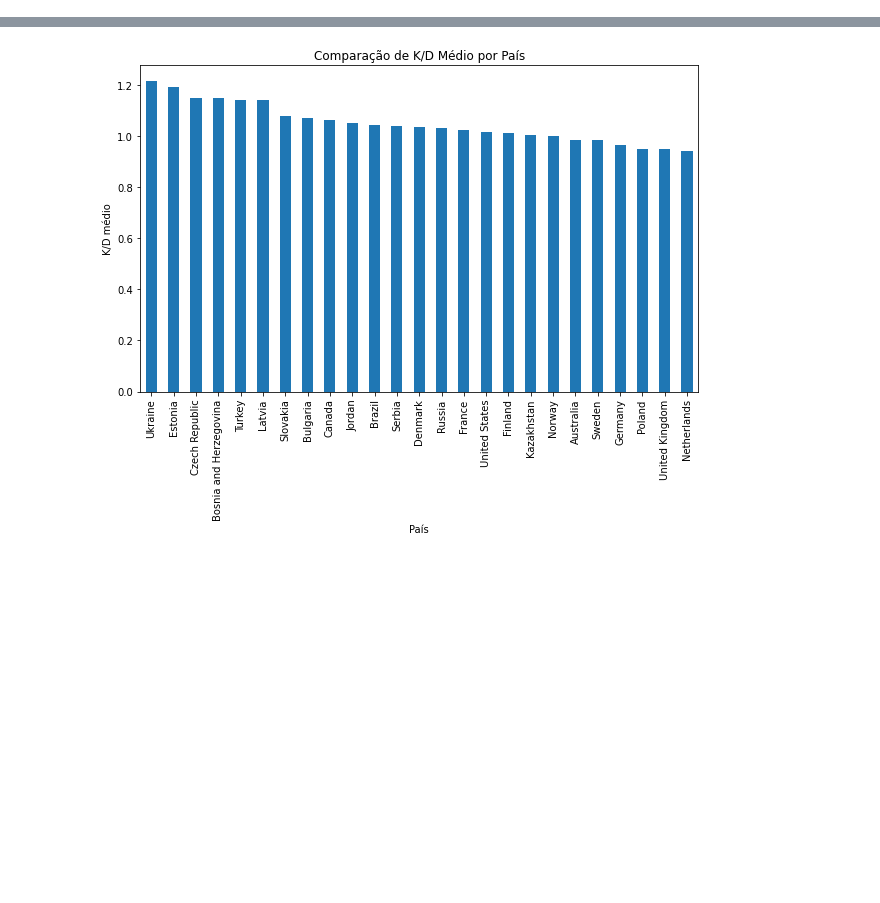
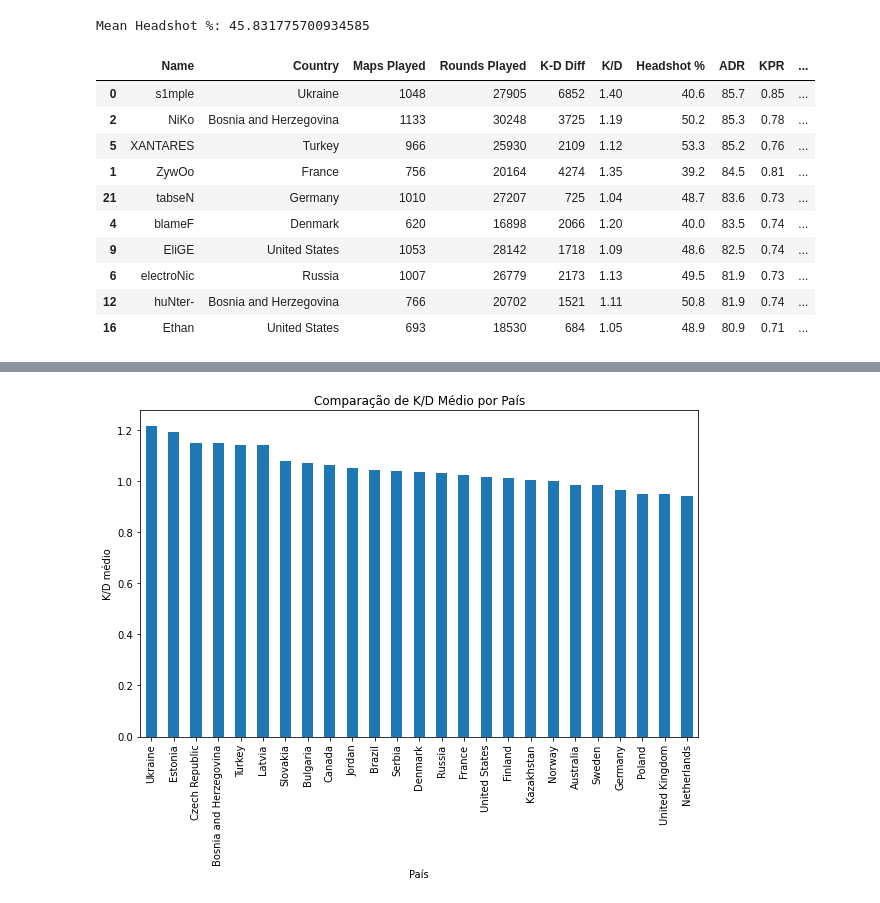
Before and after one commit to rafaelem2/hltv-scraping, a Jupyter notebook: hltv.ipynb, the cells around one changed output, grey strips where cells are left out. Cells and saved outputs as stored; diff of their text form; code cells hidden in the pictures; blank space fills up the shorter version.

```diff
--- a/hltv.ipynb
+++ b/hltv.ipynb
@@ -120,5 +120,20 @@ df
 107 rows × 11 columns
-# %%
-def remove_percent(symbol):
-    return symbol.rstrip('%')df['Headshot %'] = df['Headshot %'].apply(remove_percent)
-df['KAST'] = df['KAST'].apply(remove_percent)
+# %%
+mean_hs = df['Headshot %'].mean()
+print("Mean Headshot %:", mean_hs)
+df_sorted = df.sort_values(by='ADR', ascending=False)
+top_players = df_sorted.head(10)
+top_players
+# %% [output]
+Mean Headshot %: 45.831775700934585
+|  | Name | Country | Maps Played | Rounds Played | K-D Diff | K/D | Headshot % | ADR | KPR | ... |
+| 0 | s1mple | Ukraine | 1048 | 27905 | 6852 | 1.40 | 40.6 | 85.7 | 0.85 | ... |
+| 2 | NiKo | Bosnia and Herzegovina | 1133 | 30248 | 3725 | 1.19 | 50.2 | 85.3 | 0.78 | ... |
+| 5 | XANTARES | Turkey | 966 | 25930 | 2109 | 1.12 | 53.3 | 85.2 | 0.76 | ... |
+| 1 | ZywOo | France | 756 | 20164 | 4274 | 1.35 | 39.2 | 84.5 | 0.81 | ... |
+| 21 | tabseN | Germany | 1010 | 27207 | 725 | 1.04 | 48.7 | 83.6 | 0.73 | ... |
+| 4 | blameF | Denmark | 620 | 16898 | 2066 | 1.20 | 40.0 | 83.5 | 0.74 | ... |
+| 9 | EliGE | United States | 1053 | 28142 | 1718 | 1.09 | 48.6 | 82.5 | 0.74 | ... |
+| 6 | electroNic | Russia | 1007 | 26779 | 2173 | 1.13 | 49.5 | 81.9 | 0.73 | ... |
+| 12 | huNter- | Bosnia and Herzegovina | 766 | 20702 | 1521 | 1.11 | 50.8 | 81.9 | 0.74 | ... |
+| 16 | Ethan | United States | 693 | 18530 | 684 | 1.05 | 48.9 | 80.9 | 0.71 | ... |
```
Also changed, not shown: parts of 11 cells of this notebook, 2 other files.
